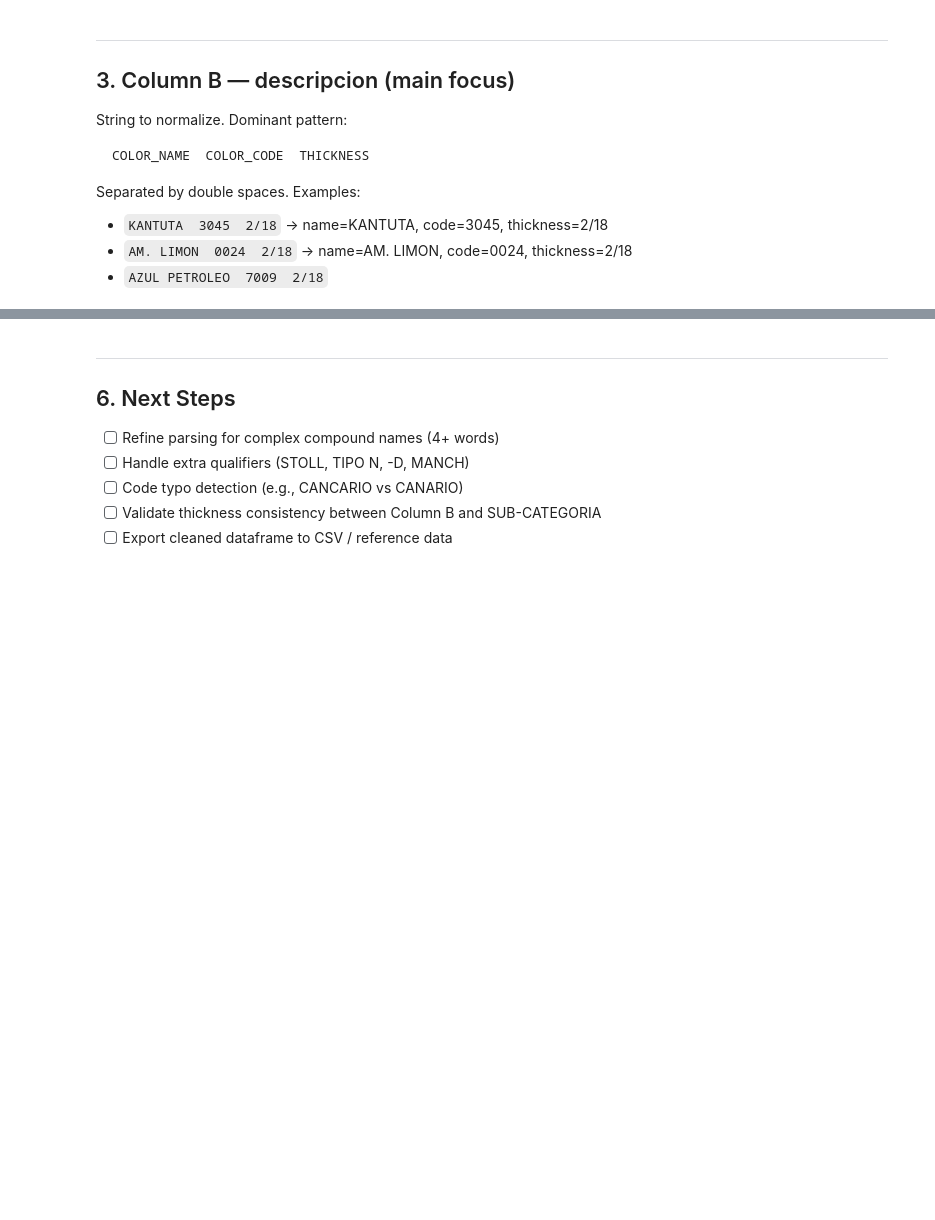
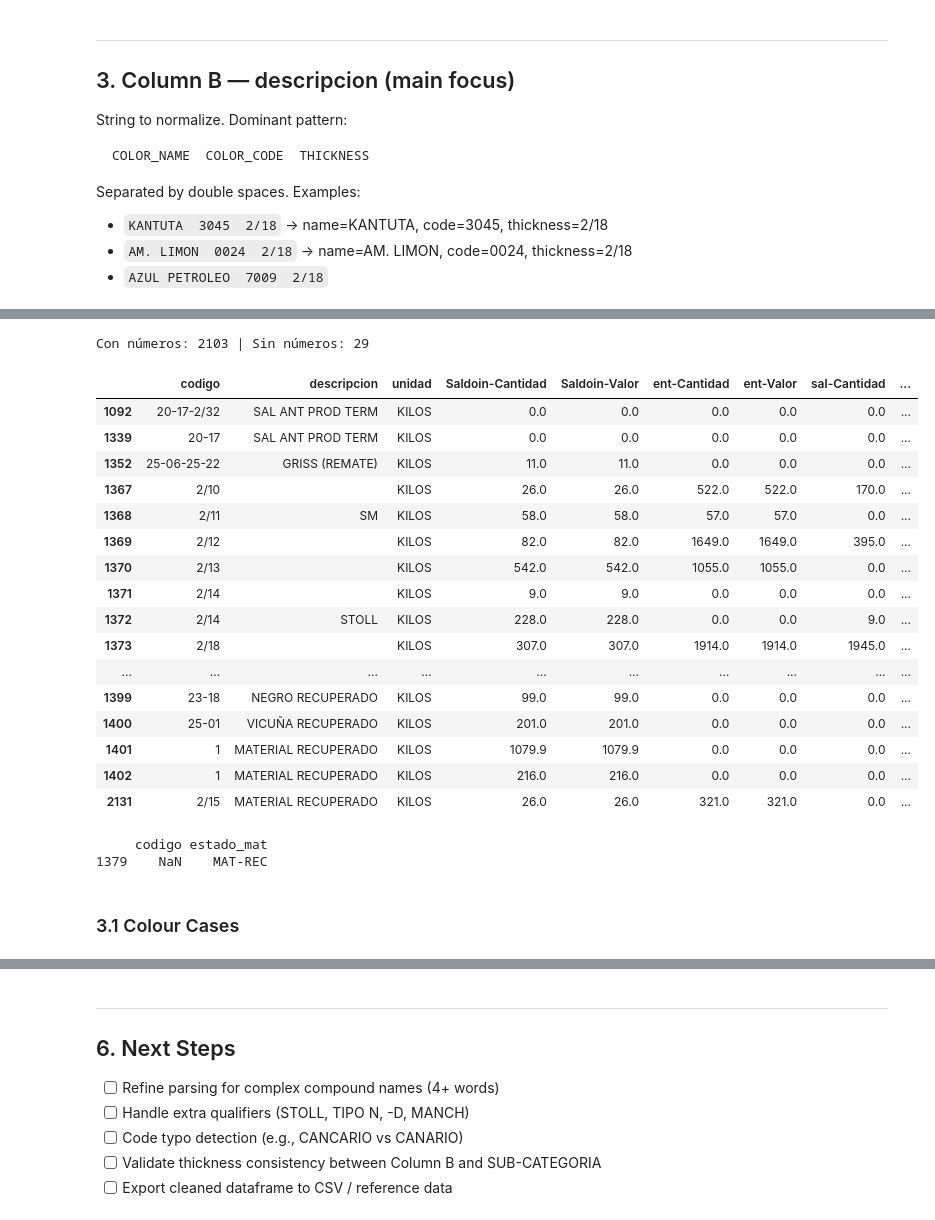
Before and after one commit to luiscm17/yarn-epr, a Jupyter notebook: docs/analysis/warehouse/ovillos-cleaning.ipynb, the cells around one changed output, grey strips where cells are left out. Cells and saved outputs as stored; diff of their text form; code cells hidden in the pictures; blank space fills up the shorter version.

```diff
--- a/docs/analysis/warehouse/ovillos-cleaning.ipynb
+++ b/docs/analysis/warehouse/ovillos-cleaning.ipynb
@@ -436,0 +393,18 @@ for t in tests:
+# %%
+# Donde titulo esta vacio, buscar patron X/XX en descripcion
+without_yarn_mask = dframe['titulo'] == ''
+
+# Extraer el primer X/XX que aparezca
+thickness_found = dframe.loc[without_yarn_mask, 'descripcion'].str.extract(r'(\d+/\d+)', expand=False)
+
+# Asignar a titulo y eliminar de descripcion
+dframe.loc[without_yarn_mask & thickness_found.notna(), 'titulo'] = thickness_found
+dframe.loc[without_yarn_mask & thickness_found.notna(), 'descripcion'] = (
+    dframe.loc[without_yarn_mask & thickness_found.notna(), 'descripcion']
+    .str.replace(r'\s*\d+/\d+\s*', ' ', regex=True)
+    .str.strip()
+)
+
+print(f"Con X/XX: {thickness_found.notna().sum()} | Sin X/XX: {thickness_found.isna().sum()}")
+print(f"Total con titulo: {(dframe['titulo'] != '').sum()} / {len(dframe)}")
+print(f"Aun sin titulo: {(dframe['titulo'] == '').sum()} / {len(dframe)}")
@@ -436,0 +602,33 @@ for t in tests:
+# %%
+# Crear una máscara booleana: True si hay al menos un dígito en la descripción
+mask_numbers = dframe['descripcion'].str.contains(r'\d', regex=True)
+
+# Contar cuántas filas cumplen la condición
+count_with_numbers = mask_numbers.sum()
+
+# Contar cuántas no tienen números
+count_without_numbers = (~mask_numbers).sum()
+
+print(f"Con números: {count_with_numbers} | Sin números: {count_without_numbers}")
+# %% [output]
+Con números: 2103 | Sin números: 29
+# %%
+dframe.loc[~mask_numbers]
+# %% [output]
+|  | codigo | descripcion | unidad | Saldoin-Cantidad | Saldoin-Valor | ent-Cantidad | ent-Valor | sal-Cantidad | ... |
+| 1092 | 20-17-2/32 | SAL ANT PROD TERM | KILOS | 0.0 | 0.0 | 0.0 | 0.0 | 0.0 | ... |
+| 1339 | 20-17 | SAL ANT PROD TERM | KILOS | 0.0 | 0.0 | 0.0 | 0.0 | 0.0 | ... |
+| 1352 | 25-06-25-22 | GRISS (REMATE) | KILOS | 11.0 | 11.0 | 0.0 | 0.0 | 0.0 | ... |
+| 1367 | 2/10 |  | KILOS | 26.0 | 26.0 | 522.0 | 522.0 | 170.0 | ... |
+| 1368 | 2/11 | SM | KILOS | 58.0 | 58.0 | 57.0 | 57.0 | 0.0 | ... |
+| 1369 | 2/12 |  | KILOS | 82.0 | 82.0 | 1649.0 | 1649.0 | 395.0 | ... |
+| 1370 | 2/13 |  | KILOS | 542.0 | 542.0 | 1055.0 | 1055.0 | 0.0 | ... |
+| 1371 | 2/14 |  | KILOS | 9.0 | 9.0 | 0.0 | 0.0 | 0.0 | ... |
+| 1372 | 2/14 | STOLL | KILOS | 228.0 | 228.0 | 0.0 | 0.0 | 9.0 | ... |
+| 1373 | 2/18 |  | KILOS | 307.0 | 307.0 | 1914.0 | 1914.0 | 1945.0 | ... |
+| ... | ... | ... | ... | ... | ... | ... | ... | ... | ... |
+| 1399 | 23-18 | NEGRO RECUPERADO | KILOS | 99.0 | 99.0 | 0.0 | 0.0 | 0.0 | ... |
+| 1400 | 25-01 | VICUÑA RECUPERADO | KILOS | 201.0 | 201.0 | 0.0 | 0.0 | 0.0 | ... |
+| 1401 | 1 | MATERIAL RECUPERADO | KILOS | 1079.9 | 1079.9 | 0.0 | 0.0 | 0.0 | ... |
+| 1402 | 1 | MATERIAL RECUPERADO | KILOS | 216.0 | 216.0 | 0.0 | 0.0 | 0.0 | ... |
+| 2131 | 2/15 | MATERIAL RECUPERADO | KILOS | 26.0 | 26.0 | 321.0 | 321.0 | 0.0 | ... |
@@ -436,0 +637,7 @@ for t in tests:
+# %%
+print(dframe.loc[(dframe['titulo'] == 'RECUPERADO') & (dframe['estado_mat'] == 'MAT-REC'), ['codigo', 'estado_mat']])
+# %% [output]
+     codigo estado_mat
+1379    NaN    MAT-REC
+# %% [markdown]
+### 3.1 Colour Cases
```
Also changed, not shown: parts of 49 cells of this notebook.
